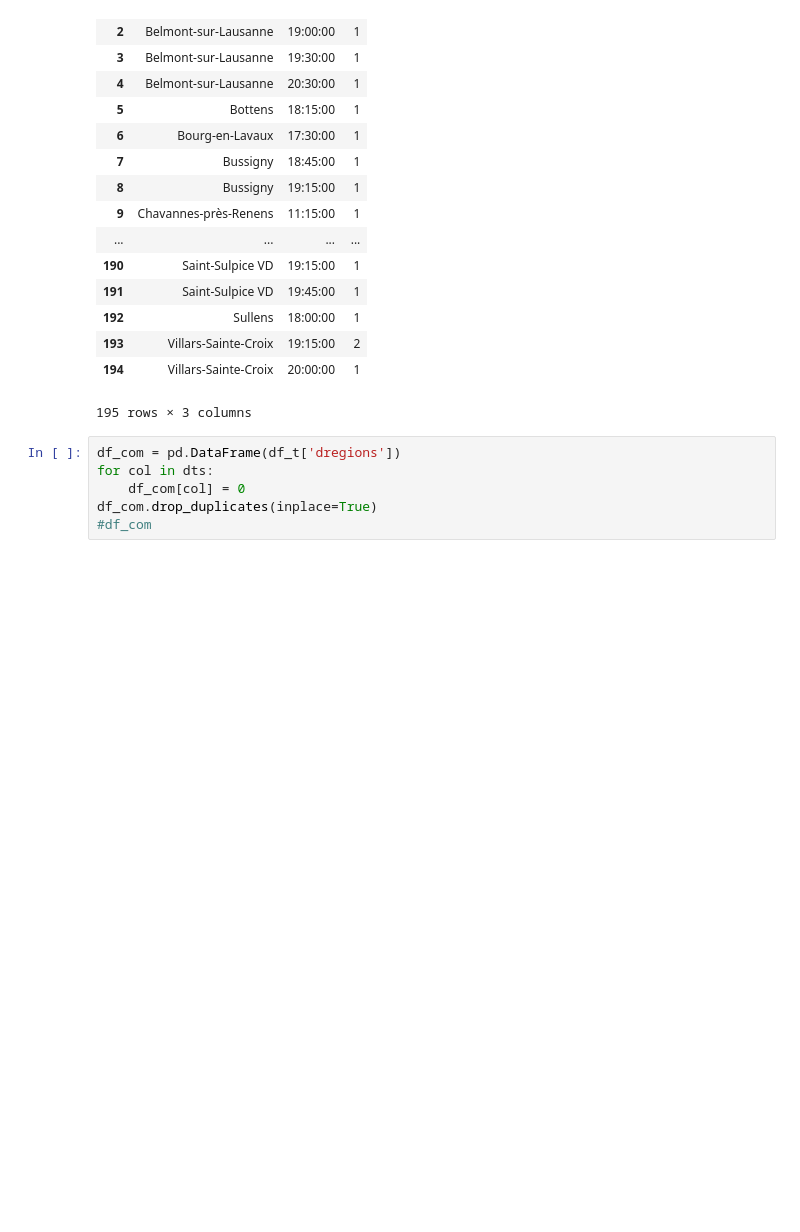
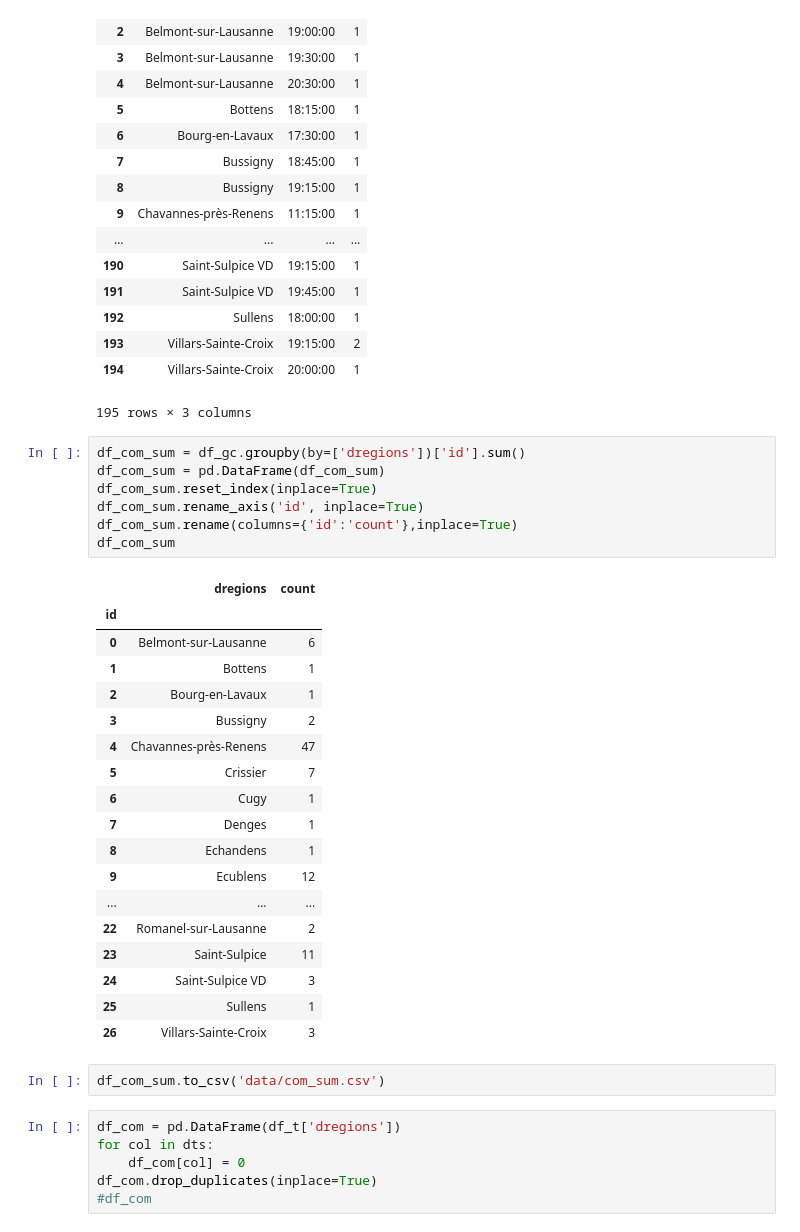
Before and after one commit to lbasseto/dataviz-smood-public, a Jupyter notebook: Time_Groups.ipynb, the cells around one changed output. Cells and saved outputs as stored; diff of their text form; blank space fills up the shorter version.

```diff
--- a/Time_Groups.ipynb
+++ b/Time_Groups.ipynb
@@ -280,6 +352,34 @@ df_gc
 | 193 | Villars-Sainte-Croix | 19:15:00 | 2 |
 | 194 | Villars-Sainte-Croix | 20:00:00 | 1 |
 195 rows × 3 columns
+# %%
+df_com_sum = df_gc.groupby(by=['dregions'])['id'].sum()
+df_com_sum = pd.DataFrame(df_com_sum)
+df_com_sum.reset_index(inplace=True)
+df_com_sum.rename_axis('id', inplace=True)
+df_com_sum.rename(columns={'id':'count'},inplace=True)
+df_com_sum
+# %% [output]
+|  | dregions | count |
+| id |  |  |
+| 0 | Belmont-sur-Lausanne | 6 |
+| 1 | Bottens | 1 |
+| 2 | Bourg-en-Lavaux | 1 |
+| 3 | Bussigny | 2 |
+| 4 | Chavannes-près-Renens | 47 |
+| 5 | Crissier | 7 |
+| 6 | Cugy | 1 |
+| 7 | Denges | 1 |
+| 8 | Echandens | 1 |
+| 9 | Ecublens | 12 |
+| ... | ... | ... |
+| 22 | Romanel-sur-Lausanne | 2 |
+| 23 | Saint-Sulpice | 11 |
+| 24 | Saint-Sulpice VD | 3 |
+| 25 | Sullens | 1 |
+| 26 | Villars-Sainte-Croix | 3 |
+# %%
+df_com_sum.to_csv('data/com_sum.csv')
 # %%
 df_com = pd.DataFrame(df_t['dregions'])
 for col in dts:
```
Also changed, not shown: parts of 14 cells of this notebook, 6 other files.
